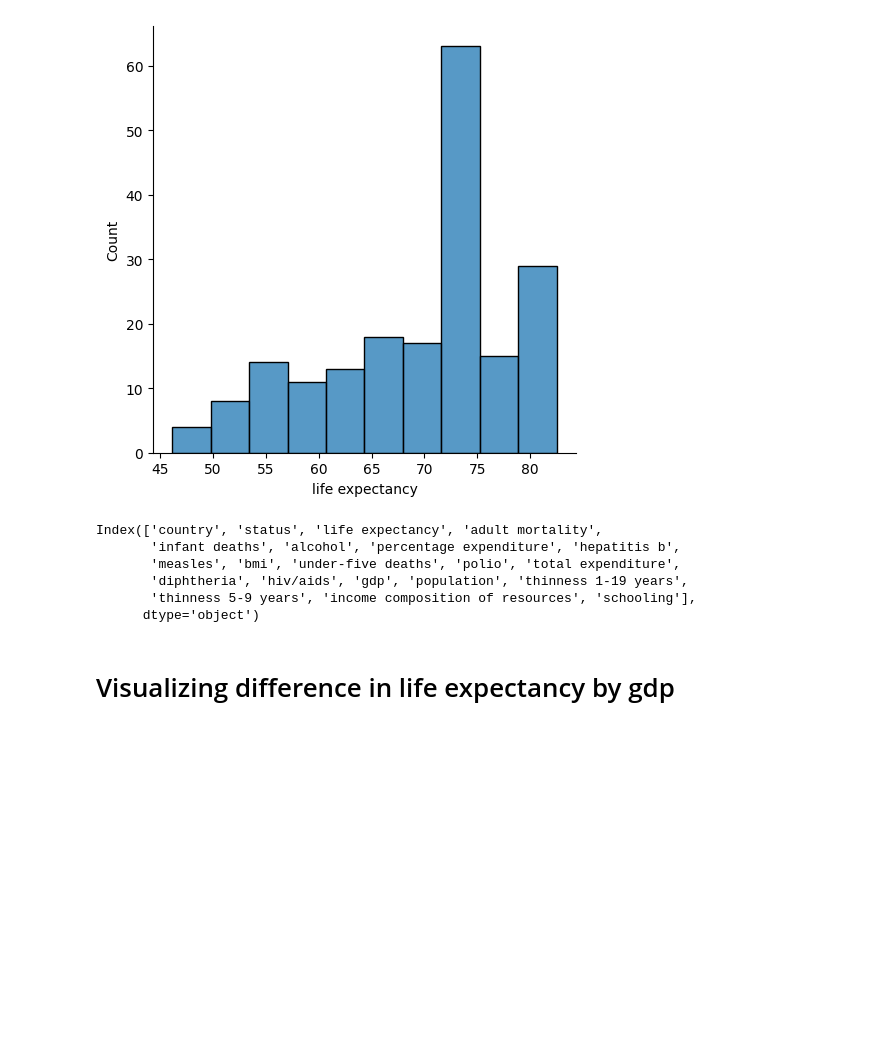
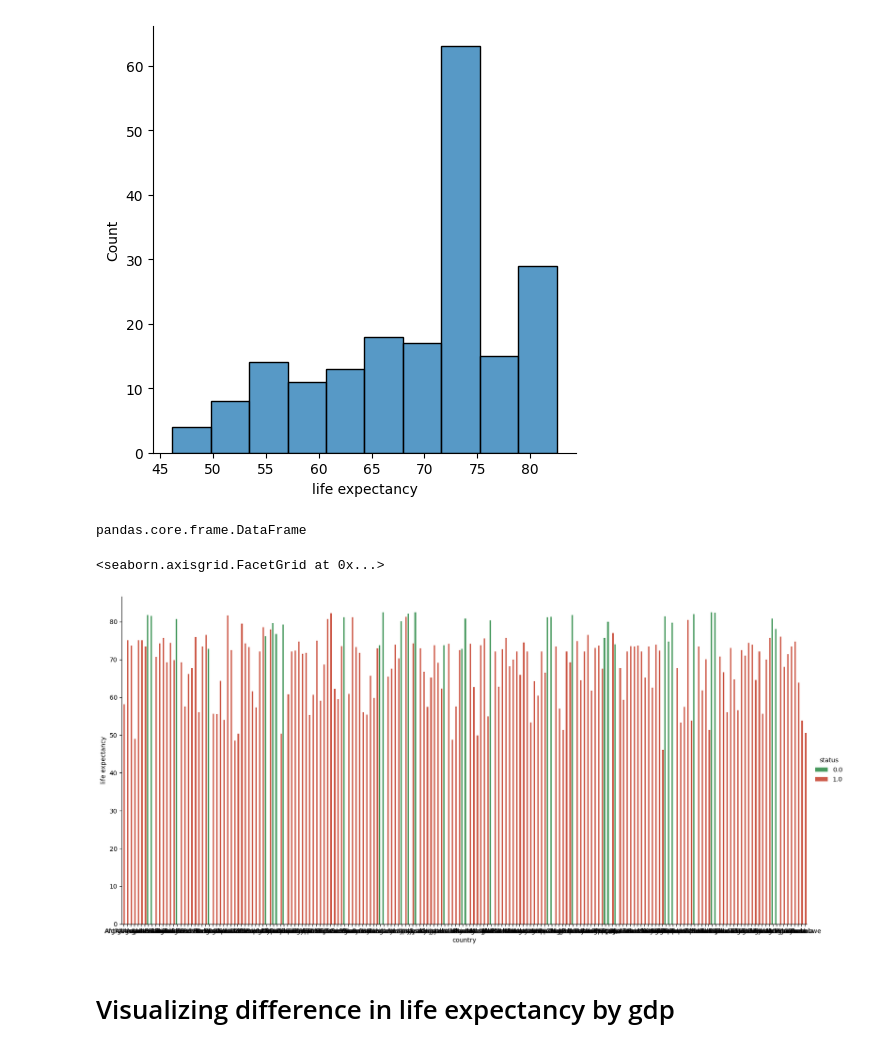
Before and after one commit to lepetitnoir/ML_WHO_Life_Expectancy, a Jupyter notebook: EDA_Life_Expectancy_WHO.ipynb, the cells around one changed output. Cells and saved outputs as stored; diff of their text form; code cells hidden in the pictures; blank space fills up the shorter version.

Commit message:
Catplot life expectancy by country,  power law plot
submit

```diff
--- a/EDA_Life_Expectancy_WHO.ipynb
+++ b/EDA_Life_Expectancy_WHO.ipynb
@@ -363,15 +351,20 @@ sns.displot(who['life expectancy'])
 # %% [output]
 <seaborn.axisgrid.FacetGrid at 0x...>
 [figure]
+# %%
+lebyc = who.groupby(['country','life expectancy', 'status']).count().reset_index()
+# %%
+type(lebyc)
+# %% [output]
+pandas.core.frame.DataFrame
+# %%
+sns.set_palette('RdYlGn')
+palette_status = {1: "C0", 0: "C5"}
 # %%
-who.columns
+sns.catplot(x= 'country', y = 'life expectancy', hue = 'status', data = lebyc, kind='bar',palette=palette_status, height=8.0, aspect=88.7/44.27)
 # %% [output]
-Index(['country', 'status', 'life expectancy', 'adult mortality',
-       'infant deaths', 'alcohol', 'percentage expenditure', 'hepatitis b',
-       'measles', 'bmi', 'under-five deaths', 'polio', 'total expenditure',
-       'diphtheria', 'hiv/aids', 'gdp', 'population', 'thinness 1-19 years',
-       'thinness 5-9 years', 'income composition of resources', 'schooling'],
-      dtype='object')
+<seaborn.axisgrid.FacetGrid at 0x...>
+[figure, added]
 # %% [markdown]
 # Visualizing difference in life expectancy by gdp
 # %%
```
Also changed, not shown: parts of 1 cell of this notebook, 1 other file.
